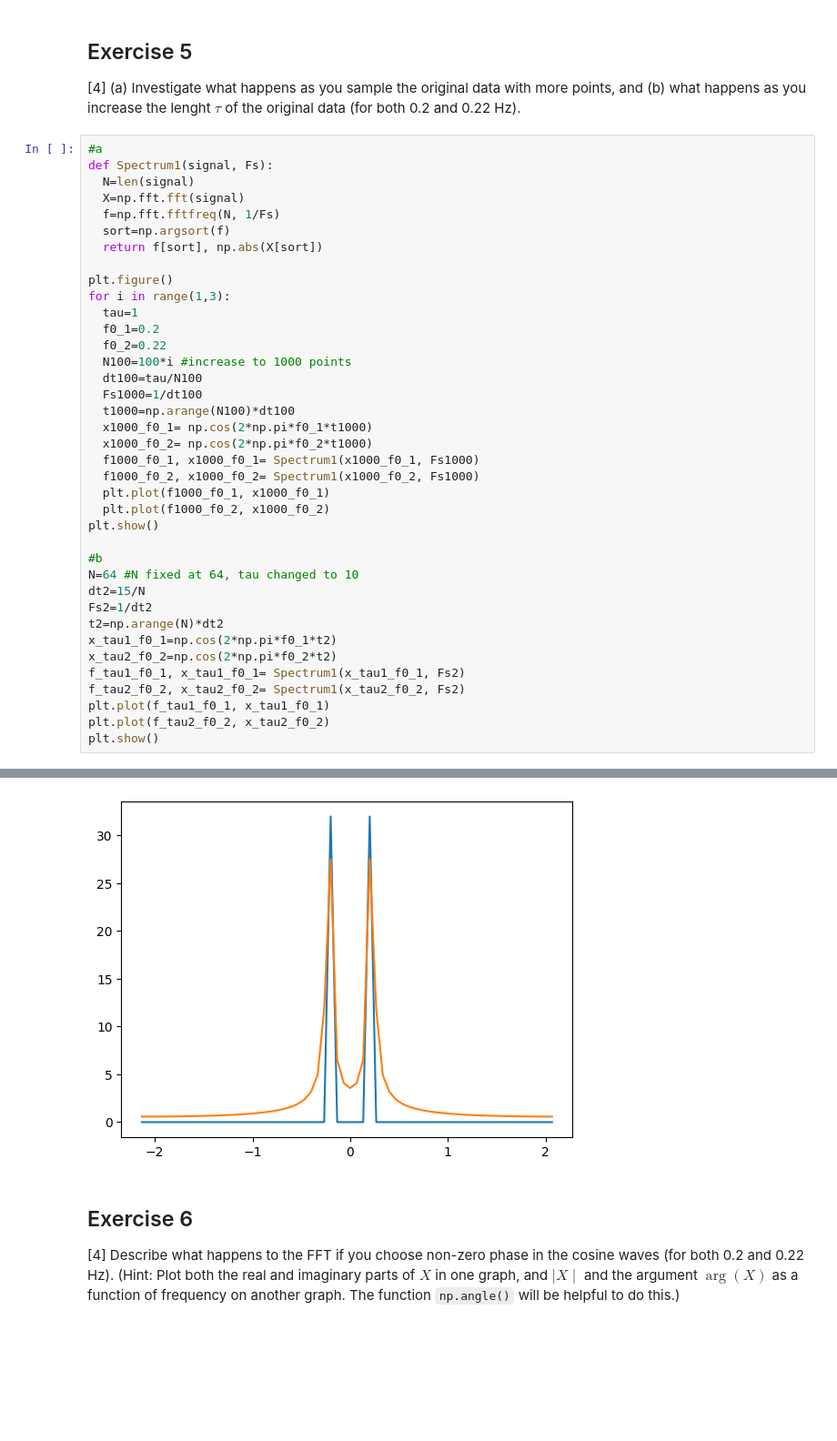
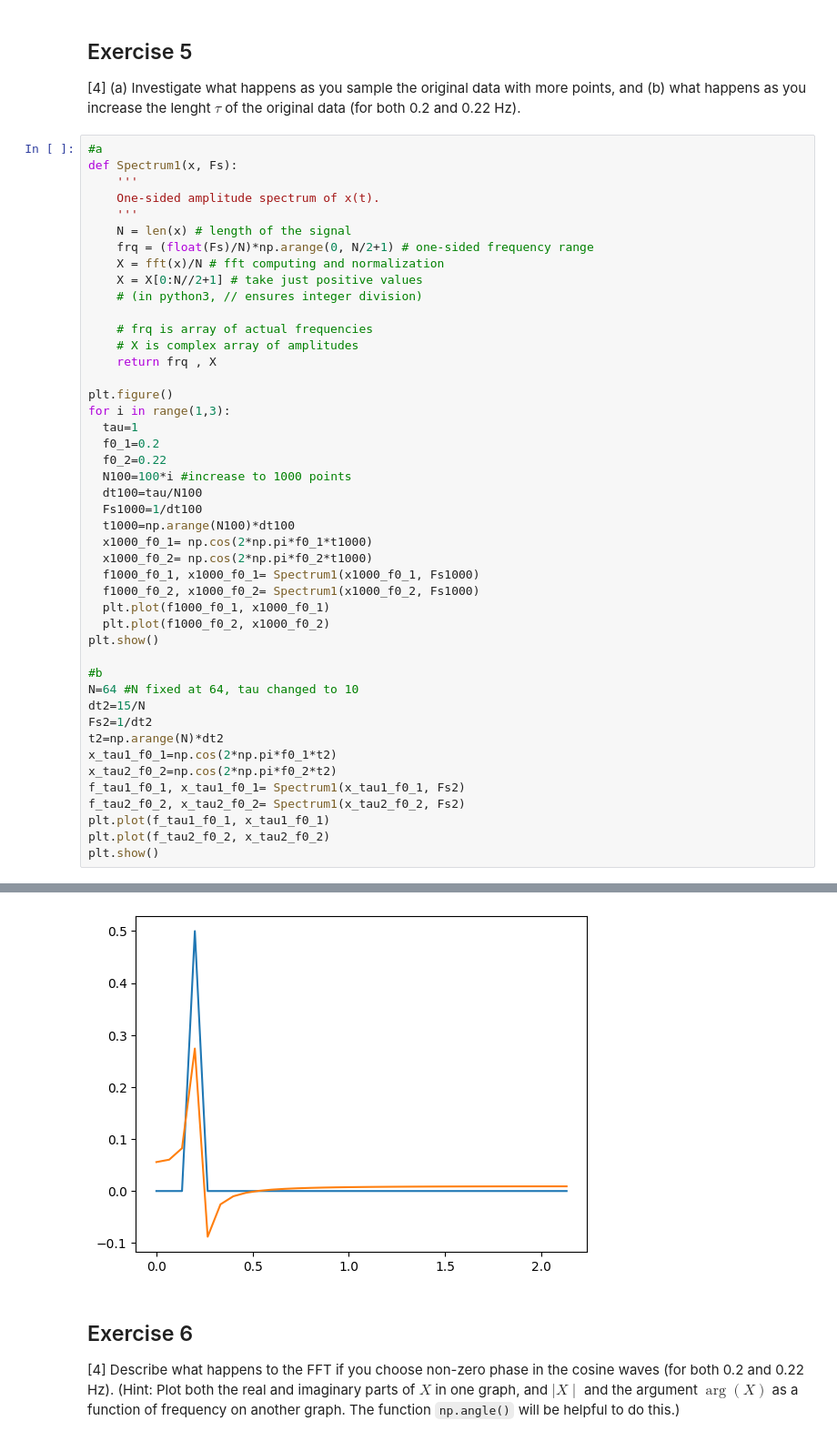
Before and after one commit to PX2145-2025/week-10-b-Anest-Cunliffe, a Jupyter notebook: FFT.ipynb, the cells around one changed output, grey strips where cells are left out. Shown at 91% size. Saved outputs shown, nothing was run; the diff lists cells and outputs as text; blank space fills up the shorter version.

```diff
--- a/FFT.ipynb
+++ b/FFT.ipynb
@@ -398,12 +398,19 @@ plt.show()
 [4] (a) Investigate what happens as you sample the original data with more points,  and (b) what happens as you increase the lenght $\tau$ of the original data (for both 0.2 and 0.22 Hz).
 # %%
 #a
-def Spectrum1(signal, Fs):
-  N=len(signal)
-  X=np.fft.fft(signal)
-  f=np.fft.fftfreq(N, 1/Fs)
-  sort=np.argsort(f)
-  return f[sort], np.abs(X[sort])
+def Spectrum1(x, Fs):
+    '''
+    One-sided amplitude spectrum of x(t).
+    '''
+    N = len(x) # length of the signal
+    frq = (float(Fs)/N)*np.arange(0, N/2+1) # one-sided frequency range
+    X = fft(x)/N # fft computing and normalization
+    X = X[0:N//2+1] # take just positive values
+    # (in python3, // ensures integer division)
+
+    # frq is array of actual frequencies
+    # X is complex array of amplitudes
+    return frq , X
 
 plt.figure()
 for i in range(1,3):
@@ -439,4 +446,4 @@ plt.show()
-[figure, old version]
+[figure, new version]
 # %% [markdown]
 ## Exercise 6
 
```
Also changed, not shown: parts of 4 cells of this notebook.
